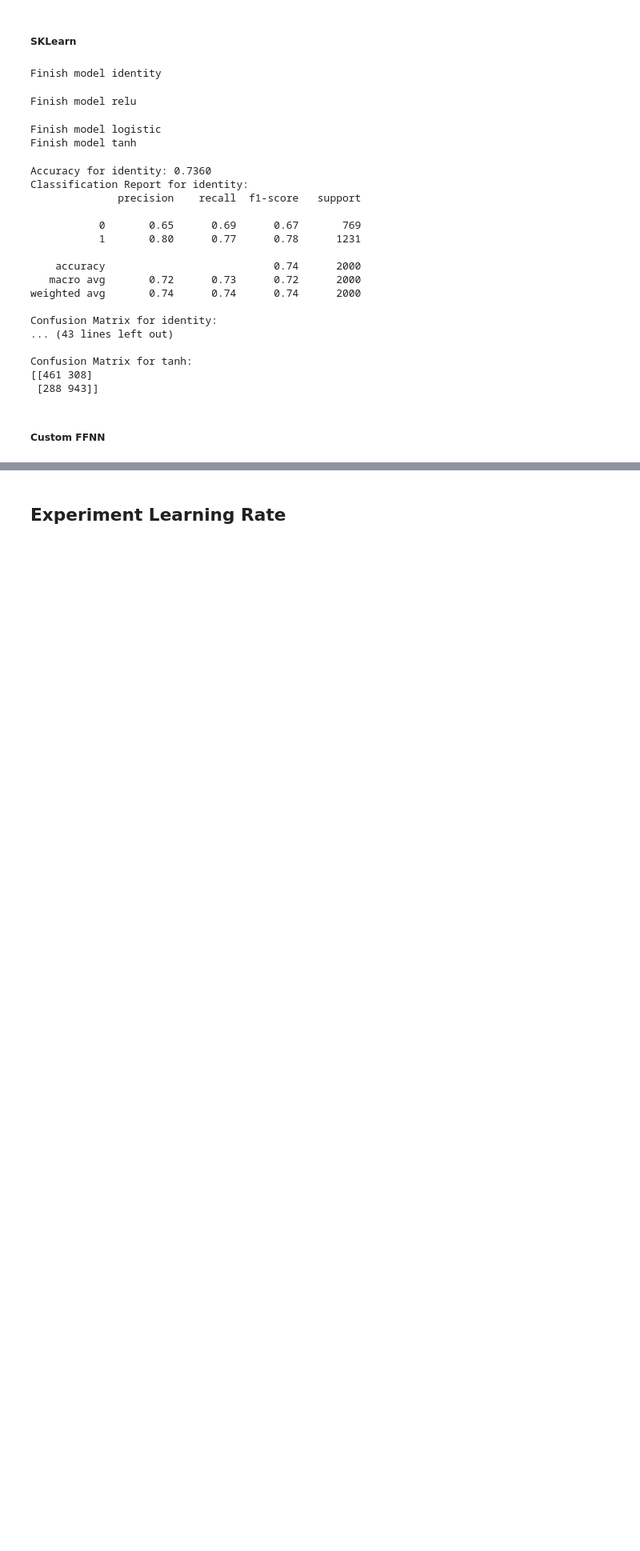
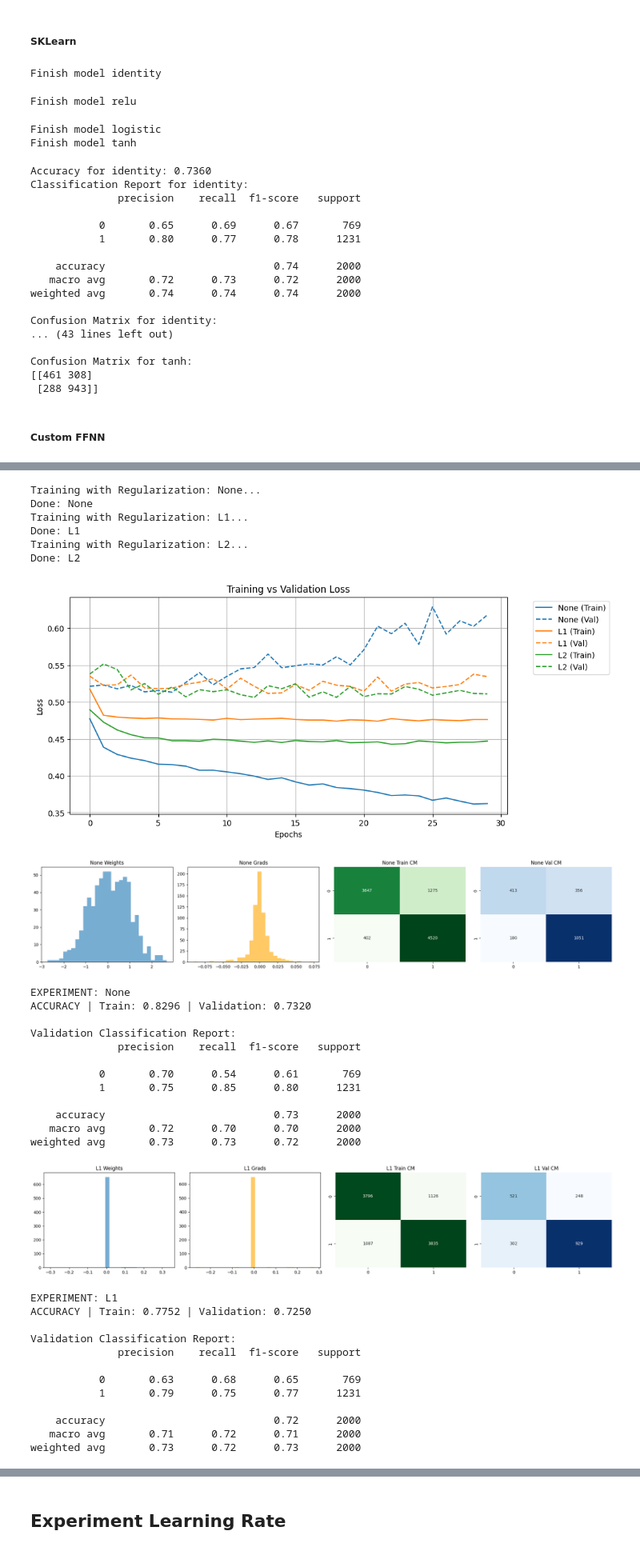
Before and after one commit to Azekhiel/JadiMesin_Tubes1_ML, a Jupyter notebook: src/experiment.ipynb, the cells around one changed output, grey strips where cells are left out. Shown at 80% size. Drawn from its saved outputs; the diff is of its cells as text; code cells hidden in the pictures; blank space fills up the shorter version.

```diff
--- a/src/experiment.ipynb
+++ b/src/experiment.ipynb
@@ -227,0 +423,65 @@ SKLearn Regression tanh         - MSE: 2.8653, R2 Score: -0.2439
+# %%
+variations = [
+    ('None', 0.0, 0.0),
+    ('L1', 0.01, 0.0),
+    ('L2', 0.0, 0.01)
+]
+
+results_reg = {}
+
+for label, l1_val, l2_val in variations:
+    print(f"Training with Regularization: {label}...")
+    m = FFNN(loss='bce')
+    # Menggunakan base arsitektur yang sama (3 layer)
+    m.add(Layer(21, 32, activation='relu', init_method='he'))
+    m.add(Layer(32, 16, activation='relu', init_method='he'))
+    m.add(Layer(16, 1, activation='sigmoid', init_method='xavier'))
+
+    h = m.fit(X_train_classification, y_train_classification.reshape(-1, 1),
+              epochs=30, batch_size=32, verbose=0,
+              l1=l1_val, l2=l2_val,
+              validation_data=(X_test_classification, y_test_classification.reshape(-1, 1)))
+
+    results_reg[label] = {
+        'model': m, 'history': h,
+        'y_train_true': y_train_classification, 'y_train_pred': m.predict(X_train_classification),
+        'y_val_true': y_test_classification, 'y_val_pred': m.predict(X_test_classification)
+    }
+    print(f"Done: {label}")
+
+# Visualisasi hasil perbandingan
+study_results(results_reg, lyr=0, is_cls=True)
+# %% [output]
+Training with Regularization: None...
+Done: None
+Training with Regularization: L1...
+Done: L1
+Training with Regularization: L2...
+Done: L2
+[figure, added]
+[figure, added]
+EXPERIMENT: None
+ACCURACY | Train: 0.8296 | Validation: 0.7320
+
+Validation Classification Report:
+              precision    recall  f1-score   support
+
+           0       0.70      0.54      0.61       769
+           1       0.75      0.85      0.80      1231
+
+    accuracy                           0.73      2000
+   macro avg       0.72      0.70      0.70      2000
+weighted avg       0.73      0.73      0.72      2000
+[figure, added]
+EXPERIMENT: L1
+ACCURACY | Train: 0.7752 | Validation: 0.7250
+
+Validation Classification Report:
+              precision    recall  f1-score   support
+
+           0       0.63      0.68      0.65       769
+           1       0.79      0.75      0.77      1231
+
+    accuracy                           0.72      2000
+   macro avg       0.71      0.72      0.71      2000
+weighted avg       0.73      0.72      0.73      2000
```
Also changed, not shown: parts of 17 cells of this notebook.
